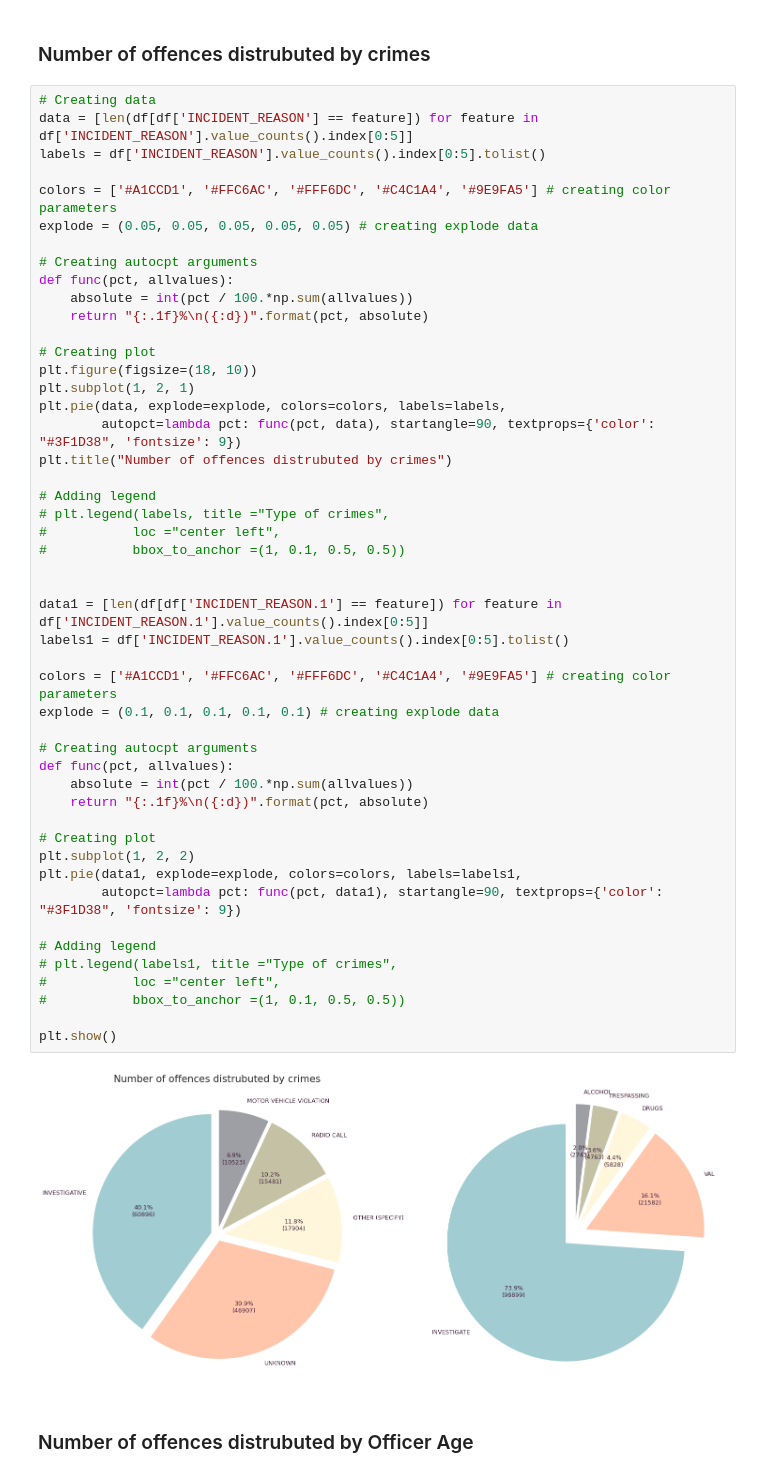
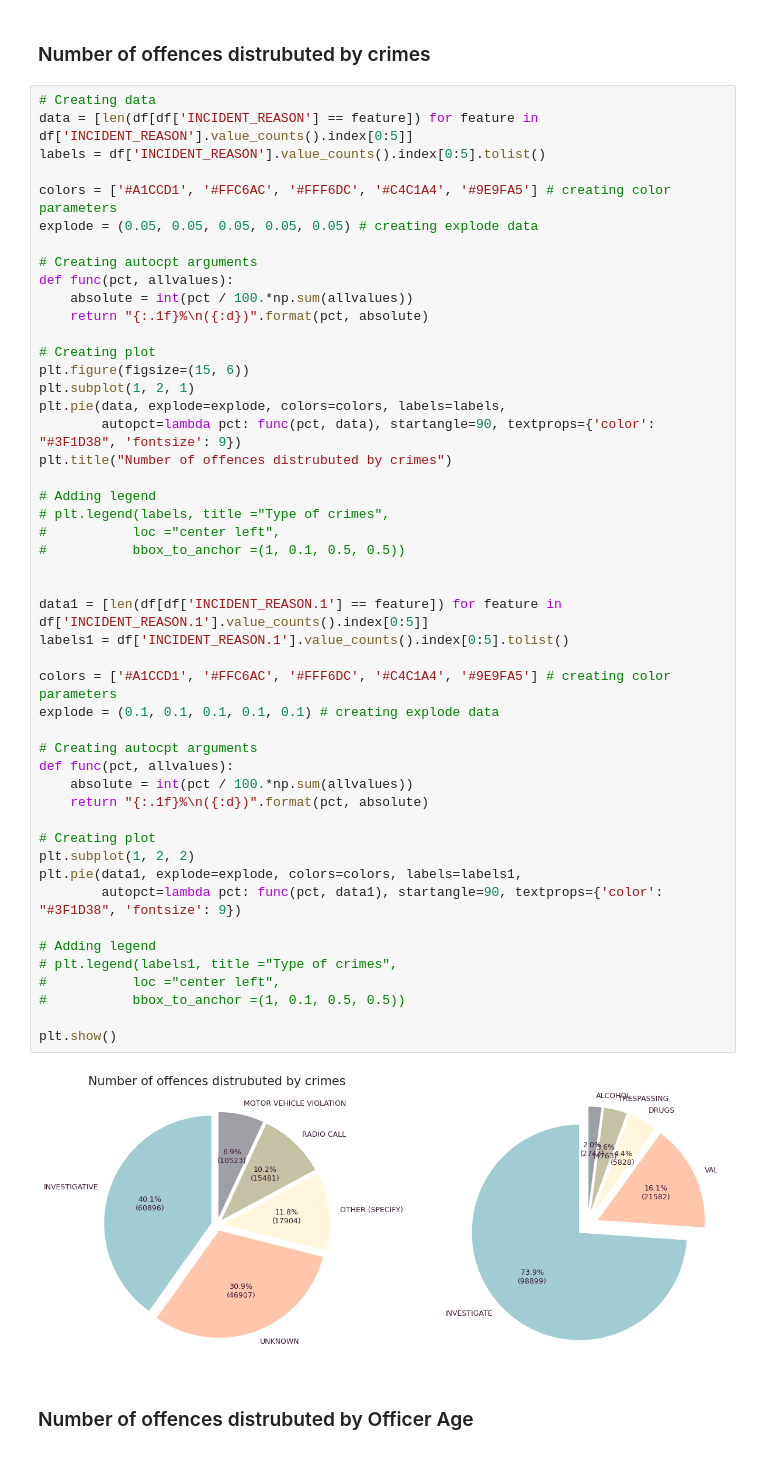
Before and after one commit to fatimagulomova/iu-projects, a Jupyter notebook: DLBDSMLUSL/task-2-policing-equity.ipynb, the cells around one changed output. Saved outputs shown, nothing was run; the diff lists cells and outputs as text.

```diff
--- a/DLBDSMLUSL/task-2-policing-equity.ipynb
+++ b/DLBDSMLUSL/task-2-policing-equity.ipynb
@@ -424,7 +426,7 @@ def func(pct, allvalues):
     return "{:.1f}%\n({:d})".format(pct, absolute)
 
 # Creating plot
-plt.figure(figsize=(18, 10))
+plt.figure(figsize=(15, 6))
 plt.subplot(1, 2, 1)
 plt.pie(data, explode=explode, colors=colors, labels=labels,
         autopct=lambda pct: func(pct, data), startangle=90, textprops={'color': "#3F1D38", 'fontsize': 9})
@@ -432,34 +434,34 @@ plt.title("Number of offences distrubuted by crimes")
 
 # Adding legend
 # plt.legend(labels, title ="Type of crimes",
 #           loc ="center left",
 #           bbox_to_anchor =(1, 0.1, 0.5, 0.5))
 
 
 data1 = [len(df[df['INCIDENT_REASON.1'] == feature]) for feature in df['INCIDENT_REASON.1'].value_counts().index[0:5]]
 labels1 = df['INCIDENT_REASON.1'].value_counts().index[0:5].tolist()
 
 colors = ['#A1CCD1', '#FFC6AC', '#FFF6DC', '#C4C1A4', '#9E9FA5'] # creating color parameters
 explode = (0.1, 0.1, 0.1, 0.1, 0.1) # creating explode data
 
 # Creating autocpt arguments
 def func(pct, allvalues):
     absolute = int(pct / 100.*np.sum(allvalues))
     return "{:.1f}%\n({:d})".format(pct, absolute)
 
 # Creating plot
 plt.subplot(1, 2, 2)
 plt.pie(data1, explode=explode, colors=colors, labels=labels1,
         autopct=lambda pct: func(pct, data1), startangle=90, textprops={'color': "#3F1D38", 'fontsize': 9})
 
 # Adding legend
 # plt.legend(labels1, title ="Type of crimes",
 #           loc ="center left",
 #           bbox_to_anchor =(1, 0.1, 0.5, 0.5))
 
 plt.show()
 # %% [output]
-[figure, old version]
+[figure, new version]
 # %% [markdown]
 ### Number of offences distrubuted by Officer Age
 # %%
```
Also changed, not shown: parts of 11 cells of this notebook.
